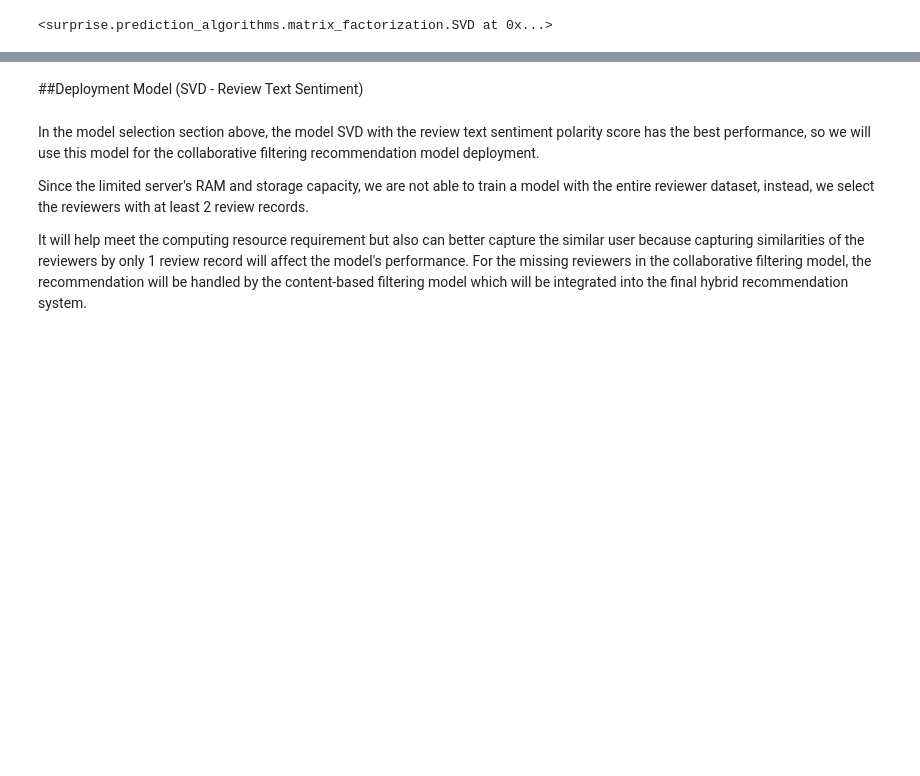
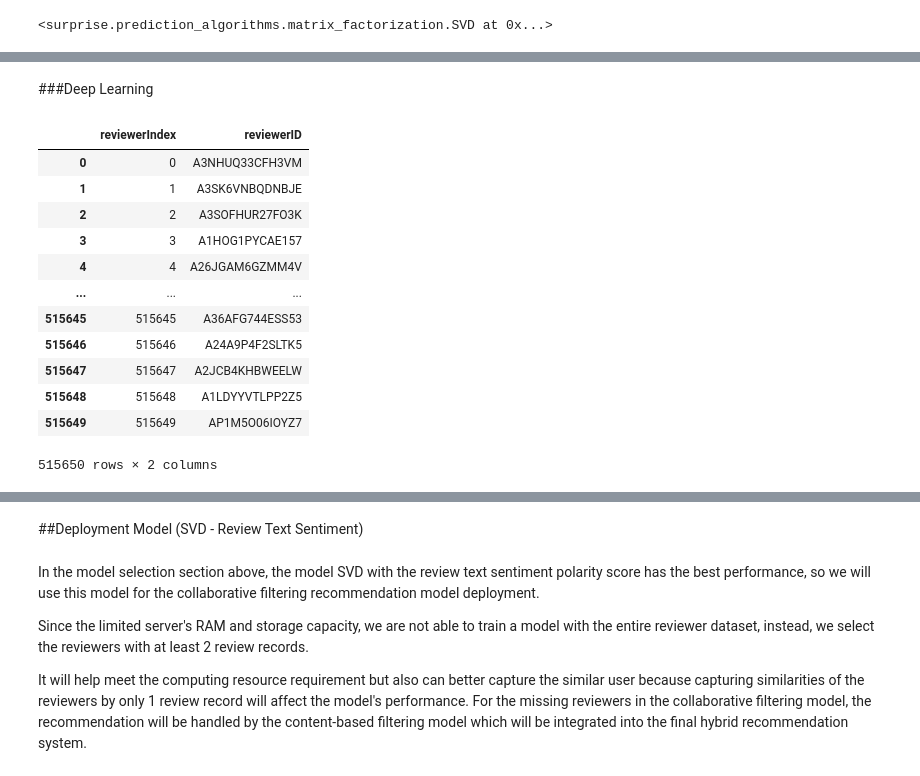
Before and after one commit to DATA-606-SPRING-2022/Jin_DATA606, a Jupyter notebook: ipynb/DATA606_Part2_CollaborativeRecommender.ipynb, the cells around one changed output, grey strips where cells are left out. Cells and saved outputs as stored; diff of their text form; code cells hidden in the pictures; blank space fills up the shorter version.

```diff
--- a/ipynb/DATA606_Part2_CollaborativeRecommender.ipynb
+++ b/ipynb/DATA606_Part2_CollaborativeRecommender.ipynb
@@ -780,0 +781,2 @@ Collaborative Recommender Result for customer A1CY6CQC5HPQGL:
+# %% [markdown]
+###Deep Learning
@@ -780,0 +800,16 @@ Collaborative Recommender Result for customer A1CY6CQC5HPQGL:
+# %%
+reviwer_dataframe
+# %% [output]
+|  | reviewerIndex | reviewerID |
+| 0 | 0 | A3NHUQ33CFH3VM |
+| 1 | 1 | A3SK6VNBQDNBJE |
+| 2 | 2 | A3SOFHUR27FO3K |
+| 3 | 3 | A1HOG1PYCAE157 |
+| 4 | 4 | A26JGAM6GZMM4V |
+| ... | ... | ... |
+| 515645 | 515645 | A36AFG744ESS53 |
+| 515646 | 515646 | A24A9P4F2SLTK5 |
+| 515647 | 515647 | A2JCB4KHBWEELW |
+| 515648 | 515648 | A1LDYYVTLPP2Z5 |
+| 515649 | 515649 | AP1M5O06IOYZ7 |
+515650 rows × 2 columns
```
Also changed, not shown: parts of 18 cells of this notebook.
